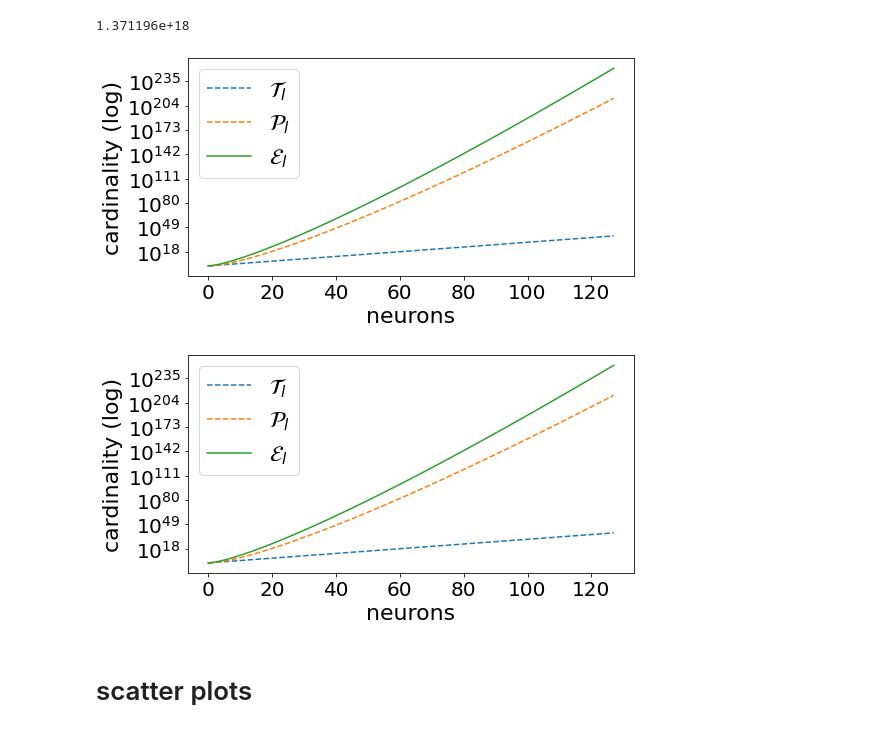
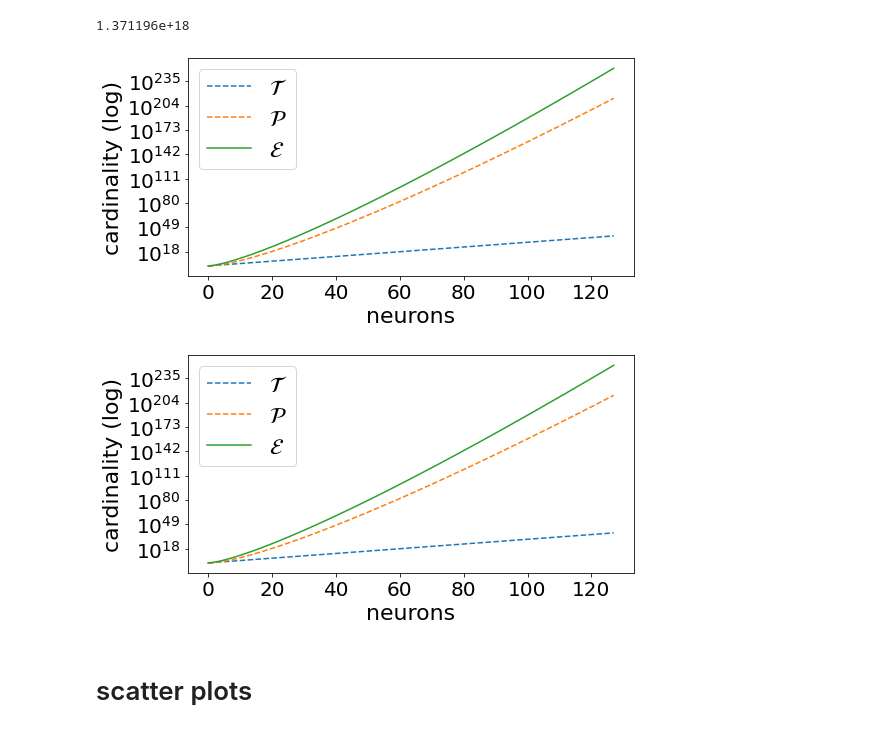
Before and after one commit to jgwiese/mcmc_bnn_symmetry, a Jupyter notebook: notebooks/06_paper/figures/figure_01.ipynb, the cells around one changed output. Saved outputs shown, nothing was run; the diff lists cells and outputs as text; code cells hidden in the pictures.

```diff
--- a/notebooks/06_paper/figures/figure_01.ipynb
+++ b/notebooks/06_paper/figures/figure_01.ipynb
@@ -40,27 +40,24 @@ y = np.array(y, dtype=np.float64)
 # %%
 figure = plt.figure(figsize=(8, 4))
 ax = figure.add_subplot(1, 1, 1)
 ax.set_xlabel("neurons")
 ax.set_ylabel("cardinality (log)")
 ax.set_yscale("log")
 
-#ax.plot(x, np.log(y_tanh), linestyle="dashed", label=r"$\log |\mathcal{T}_l|$")
-#ax.plot(x, np.log(y_perm), linestyle="dashed", label=r"$\log |\mathcal{P}_l|$")
-#ax.plot(x, np.log(y), label=r"$\log |\mathcal{E}_l|$")
-ax.plot(x, (y_tanh), linestyle="dashed", label=r"$\mathcal{T}_l$")
-ax.plot(x, (y_perm), linestyle="dashed", label=r"$\mathcal{P}_l$")
-ax.plot(x, (y), label=r"$\mathcal{E}_l$")
+ax.plot(x, (y_tanh), linestyle="dashed", label=r"$\mathcal{T}$")
+ax.plot(x, (y_perm), linestyle="dashed", label=r"$\mathcal{P}$")
+ax.plot(x, (y), label=r"$\mathcal{E}$")
 
 textsize = 22
 ax.yaxis.label.set_size(textsize)
 ax.xaxis.label.set_size(textsize)
 ax.legend(prop={"size": textsize})
 plt.xticks(fontsize=textsize - 2)
 plt.yticks(fontsize=textsize - 2)
 figure
 # %% [output]
-[figure, old version]
+[figure, new version]
-[figure, old version]
+[figure, new version]
 # %%
 import global_settings
 import os
```
Also changed, not shown: 6 other files.
